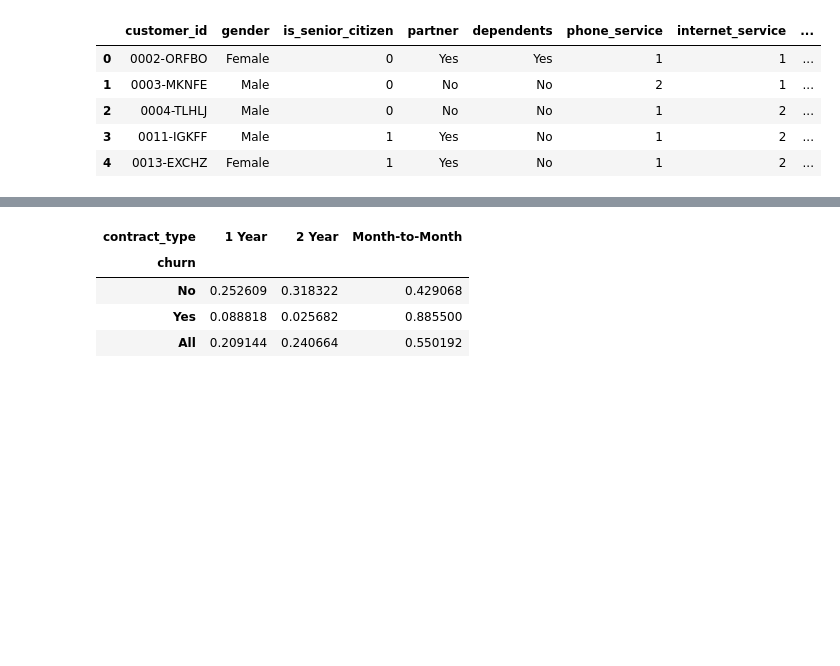
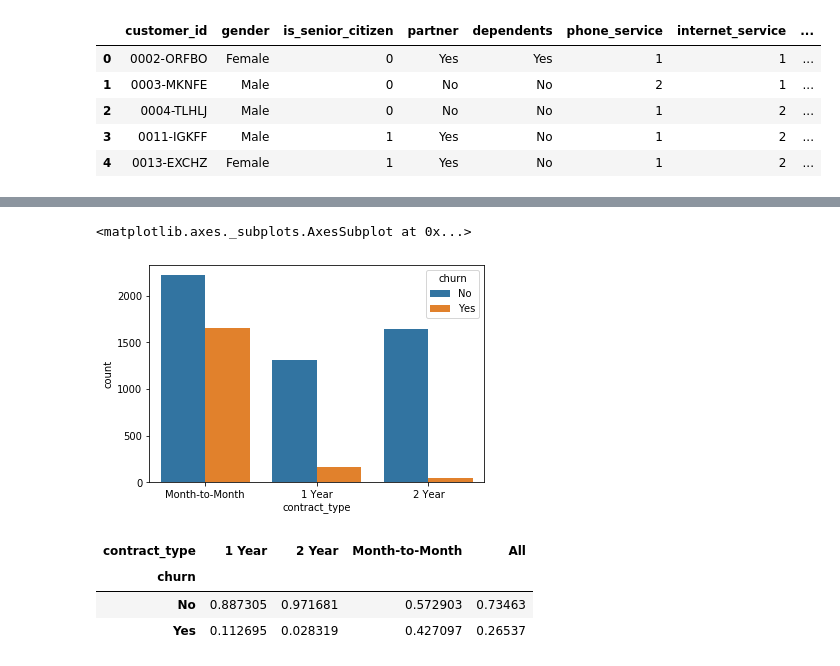
Before and after one commit to Yongliang-Shi/numpy-pandas-visualization-exercises, a Jupyter notebook: storytelling_project.ipynb, the cells around one changed output, grey strips where cells are left out. Saved outputs shown, nothing was run; the diff lists cells and outputs as text; code cells hidden in the pictures; blank space fills up the shorter version.

```diff
--- a/storytelling_project.ipynb
+++ b/storytelling_project.ipynb
@@ -257,11 +351,18 @@ CustDetails.head()
+# %%
+sns.countplot(x='contract_type',
+              hue='churn',
+              data=CustDetails,
+              order=['Month-to-Month', '1 Year', '2 Year'])
+# %% [output]
+<matplotlib.axes._subplots.AxesSubplot at 0x...>
+[figure, added]
 # %%
-pd.crosstab(CustDetails['churn'], CustDetails['contract_type'], margins=True, normalize=0)
+pd.crosstab(CustDetails['churn'], CustDetails['contract_type'], margins=True, normalize=1)
 # %% [output]
-| contract_type | 1 Year | 2 Year | Month-to-Month |
-| churn |  |  |  |
-| No | 0.252609 | 0.318322 | 0.429068 |
-| Yes | 0.088818 | 0.025682 | 0.885500 |
-| All | 0.209144 | 0.240664 | 0.550192 |
+| contract_type | 1 Year | 2 Year | Month-to-Month | All |
+| churn |  |  |  |  |
+| No | 0.887305 | 0.971681 | 0.572903 | 0.73463 |
+| Yes | 0.112695 | 0.028319 | 0.427097 | 0.26537 |
 # %%
 boolean = CustDetails.contract_type == 'Month-to-Month'
 boolean
```
Also changed, not shown: parts of 46 cells of this notebook.
